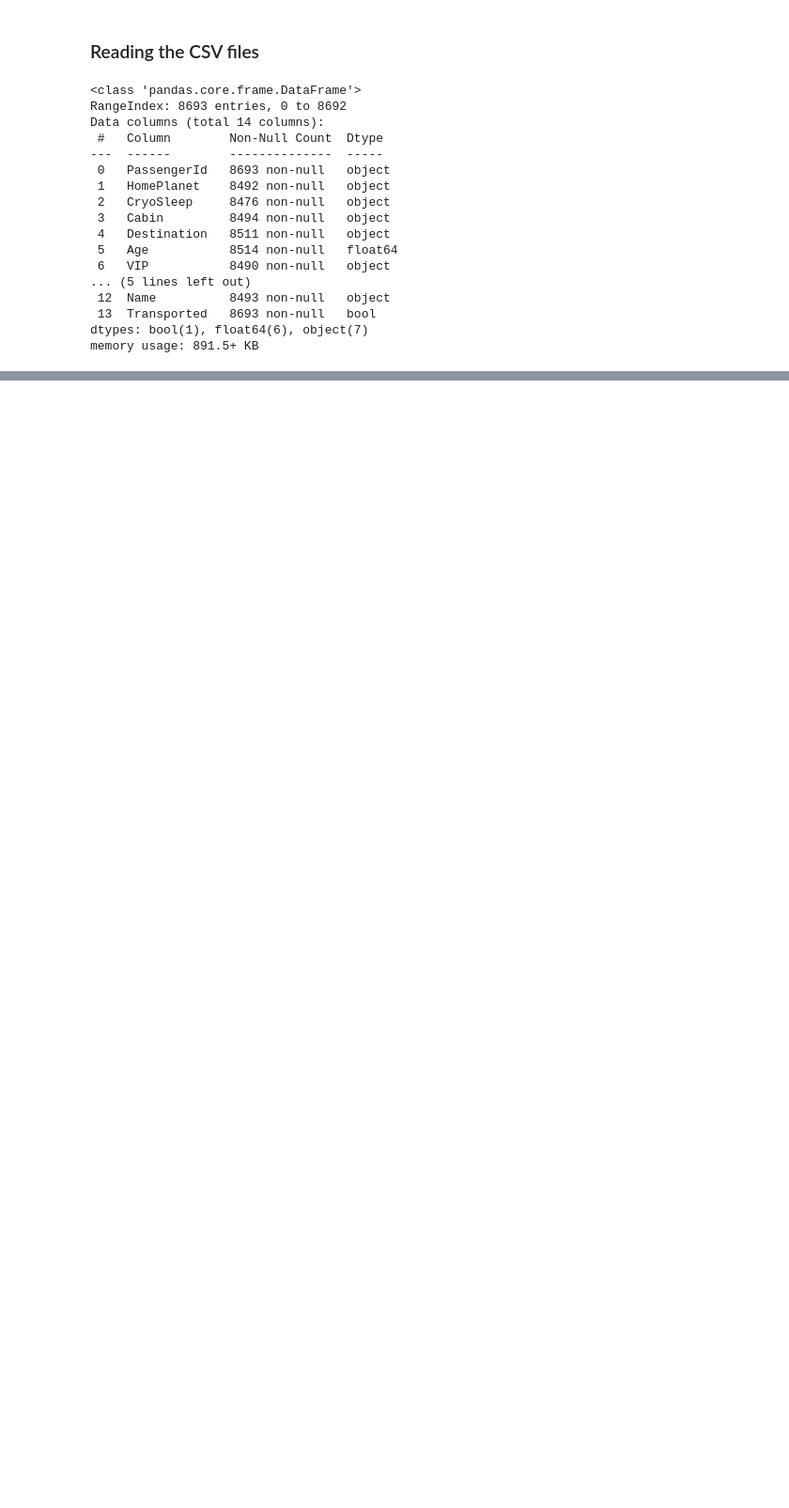
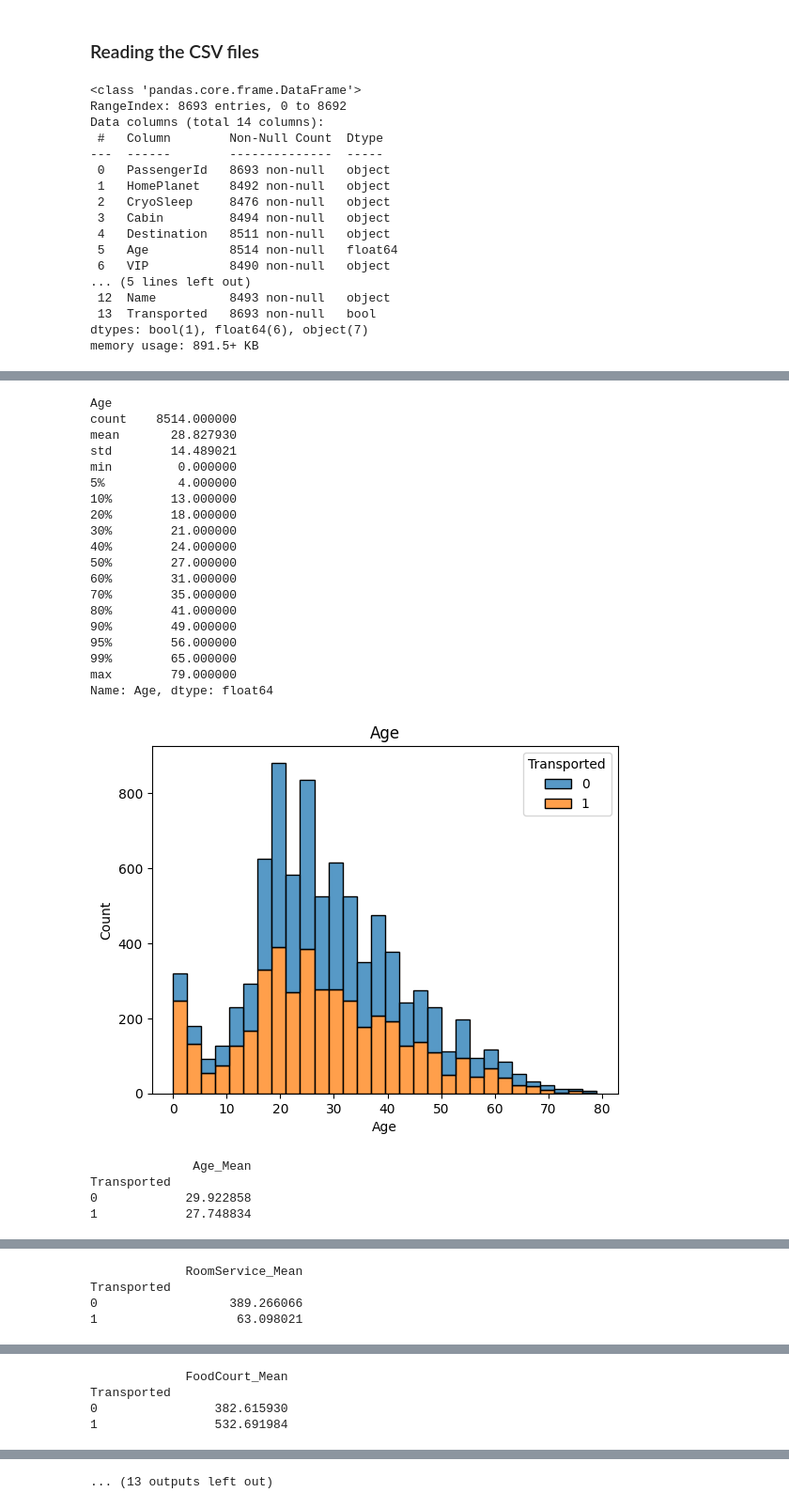
Before and after one commit to deaxparadox/ArtOfAI, a Jupyter notebook: code/data-analysis/101-spaceship-titanic/101.ipynb, the cells around one changed output, grey strips where cells are left out. Shown at 94% size. Drawn from its saved outputs; the diff is of its cells as text; code cells hidden in the pictures; blank space fills up the shorter version.

```diff
--- a/code/data-analysis/101-spaceship-titanic/101.ipynb
+++ b/code/data-analysis/101-spaceship-titanic/101.ipynb
@@ -40,0 +92,16 @@ memory usage: 891.5+ KB
+# %%
+def bool_to_int(val):
+    if val == True:
+        return 1
+    elif val == False:
+        return 0
+    else:
+        return val
+
+cols = ['CryoSleep', 'VIP', 'Transported']
+for col in cols:
+    train_df[col] = train_df[col].apply(bool_to_int)
+
+cols = ['CryoSleep', 'VIP']
+for col in cols:
+    test_df[col] = test_df[col].apply(bool_to_int)
@@ -40,0 +193,19 @@ memory usage: 891.5+ KB
+# %%
+def num_col_anal(df, target, col, plot=False):
+    print(col)
+    quantiles = [0.05, 0.1, 0.2, 0.3, 0.4, 0.5, 0.6, 0.7, 0.8, 0.9, 0.95, 0.99]
+    print(df[col].describe(quantiles).T)
+
+    sns.histplot(data=df, x=col, bins=30, multiple='stack', hue=target)
+    plt.title(col)
+    plt.show(block=True)
+
+    if target != col:
+        print("")
+        print(pd.DataFrame({col+"_Mean": df.groupby(target)[col].mean()}))
+        print("")
+
+        if plot:
+            sns.barplot(data=df, x=target, y=col)
+            plt.show(block=True)
+    print('#'*80)
@@ -40,0 +219,28 @@ memory usage: 891.5+ KB
+# %%
+for col in anal_num:
+    num_col_anal(train_df, label, col, plot=True)
+# %% [output]
+Age
+count    8514.000000
+mean       28.827930
+std        14.489021
+min         0.000000
+5%          4.000000
+10%        13.000000
+20%        18.000000
+30%        21.000000
+40%        24.000000
+50%        27.000000
+60%        31.000000
+70%        35.000000
+80%        41.000000
+90%        49.000000
+95%        56.000000
+99%        65.000000
+max        79.000000
+Name: Age, dtype: float64
+[figure, added]
+              Age_Mean
+Transported
+0            29.922858
+1            27.748834
@@ -40,0 +269,4 @@ memory usage: 891.5+ KB
+             RoomService_Mean
+Transported
+0                  389.266066
+1                   63.098021
@@ -40,0 +295,4 @@ memory usage: 891.5+ KB
+             FoodCourt_Mean
+Transported
+0                382.615930
+1                532.691984
@@ -40,0 +300 @@ memory usage: 891.5+ KB
+... (13 outputs left out)
```
Also changed, not shown: parts of 43 cells of this notebook, 23 other files.
